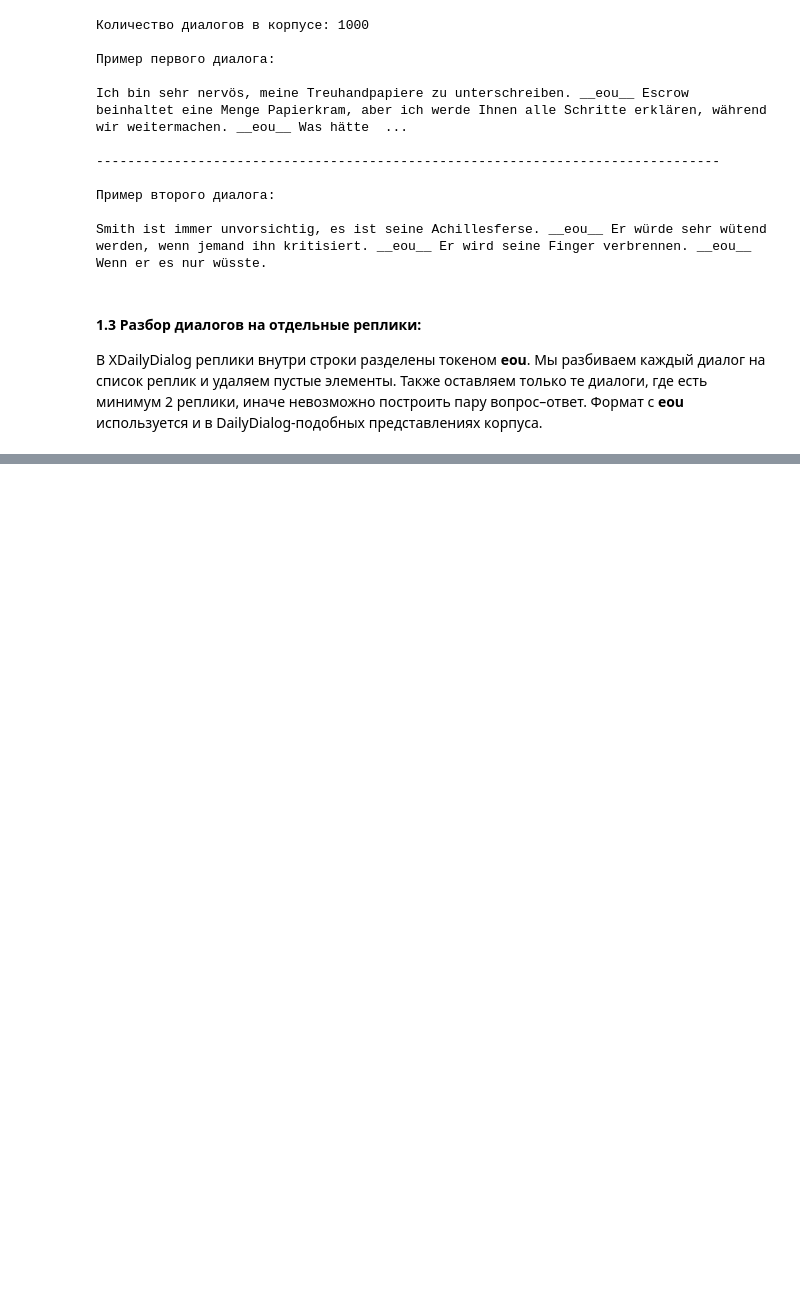
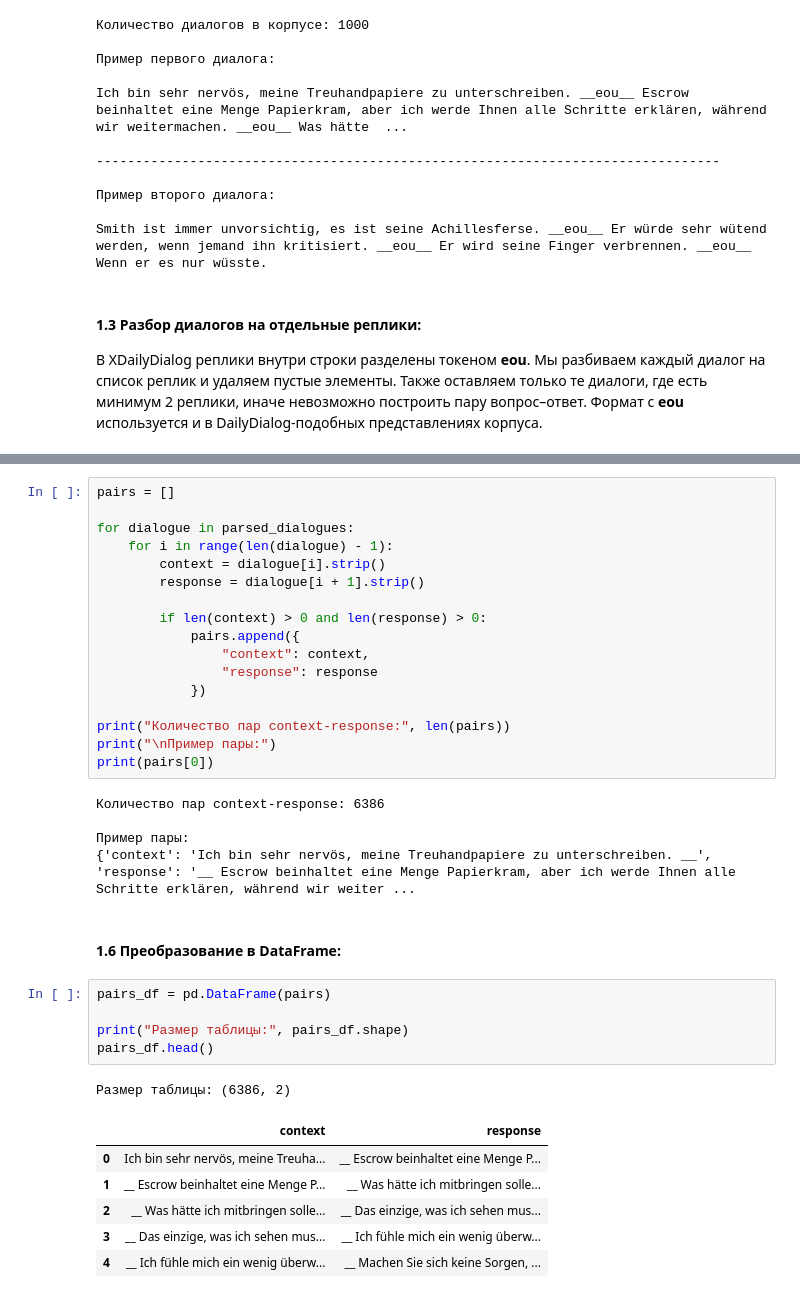
Before and after one commit to tarasovEgor/DeepLearningKurs, a Jupyter notebook: src/lab_2/llm_transformer_lab_2.ipynb, the cells around one changed output, grey strips where cells are left out. Drawn from its saved outputs; the diff is of its cells as text; blank space fills up the shorter version.

```diff
--- a/src/lab_2/llm_transformer_lab_2.ipynb
+++ b/src/lab_2/llm_transformer_lab_2.ipynb
@@ -243,0 +253,37 @@ print("Медиана:", np.median(dialogue_lengths))
+# %%
+pairs = []
+
+for dialogue in parsed_dialogues:
+    for i in range(len(dialogue) - 1):
+        context = dialogue[i].strip()
+        response = dialogue[i + 1].strip()
+
+        if len(context) > 0 and len(response) > 0:
+            pairs.append({
+                "context": context,
+                "response": response
+            })
+
+print("Количество пар context-response:", len(pairs))
+print("\nПример пары:")
+print(pairs[0])
+# %% [output]
+Количество пар context-response: 6386
+
+Пример пары:
+{'context': 'Ich bin sehr nervös, meine Treuhandpapiere zu unterschreiben. __', 'response': '__ Escrow beinhaltet eine Menge Papierkram, aber ich werde Ihnen alle Schritte erklären, während wir weiter ...
+# %% [markdown]
+#### 1.6 Преобразование в DataFrame:
+# %%
+pairs_df = pd.DataFrame(pairs)
+
+print("Размер таблицы:", pairs_df.shape)
+pairs_df.head()
+# %% [output]
+Размер таблицы: (6386, 2)
+|  | context | response |
+| 0 | Ich bin sehr nervös, meine Treuha... | __ Escrow beinhaltet eine Menge P... |
+| 1 | __ Escrow beinhaltet eine Menge P... | __ Was hätte ich mitbringen solle... |
+| 2 | __ Was hätte ich mitbringen solle... | __ Das einzige, was ich sehen mus... |
+| 3 | __ Das einzige, was ich sehen mus... | __ Ich fühle mich ein wenig überw... |
+| 4 | __ Ich fühle mich ein wenig überw... | __ Machen Sie sich keine Sorgen, ... |
```
Also changed, not shown: parts of 10 cells of this notebook.
